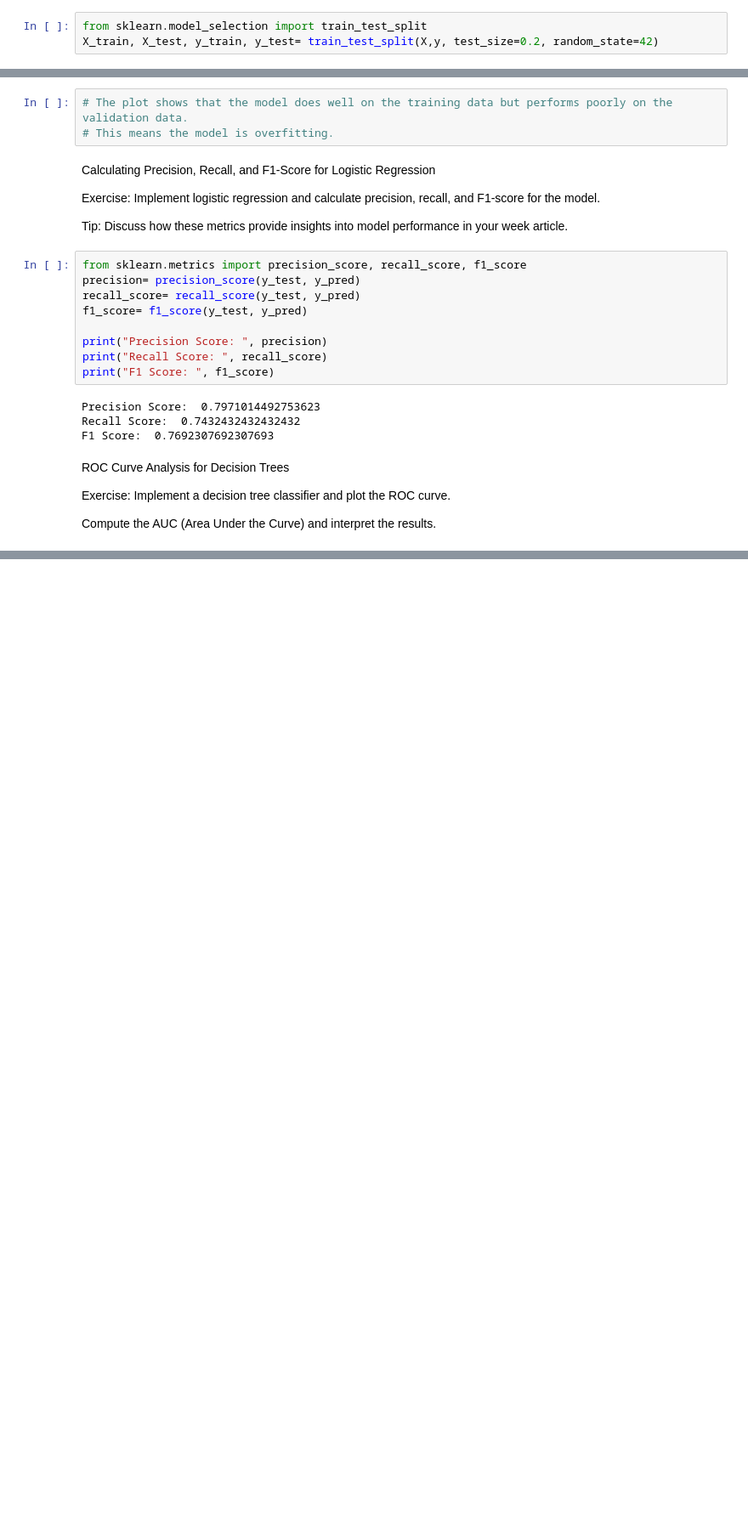
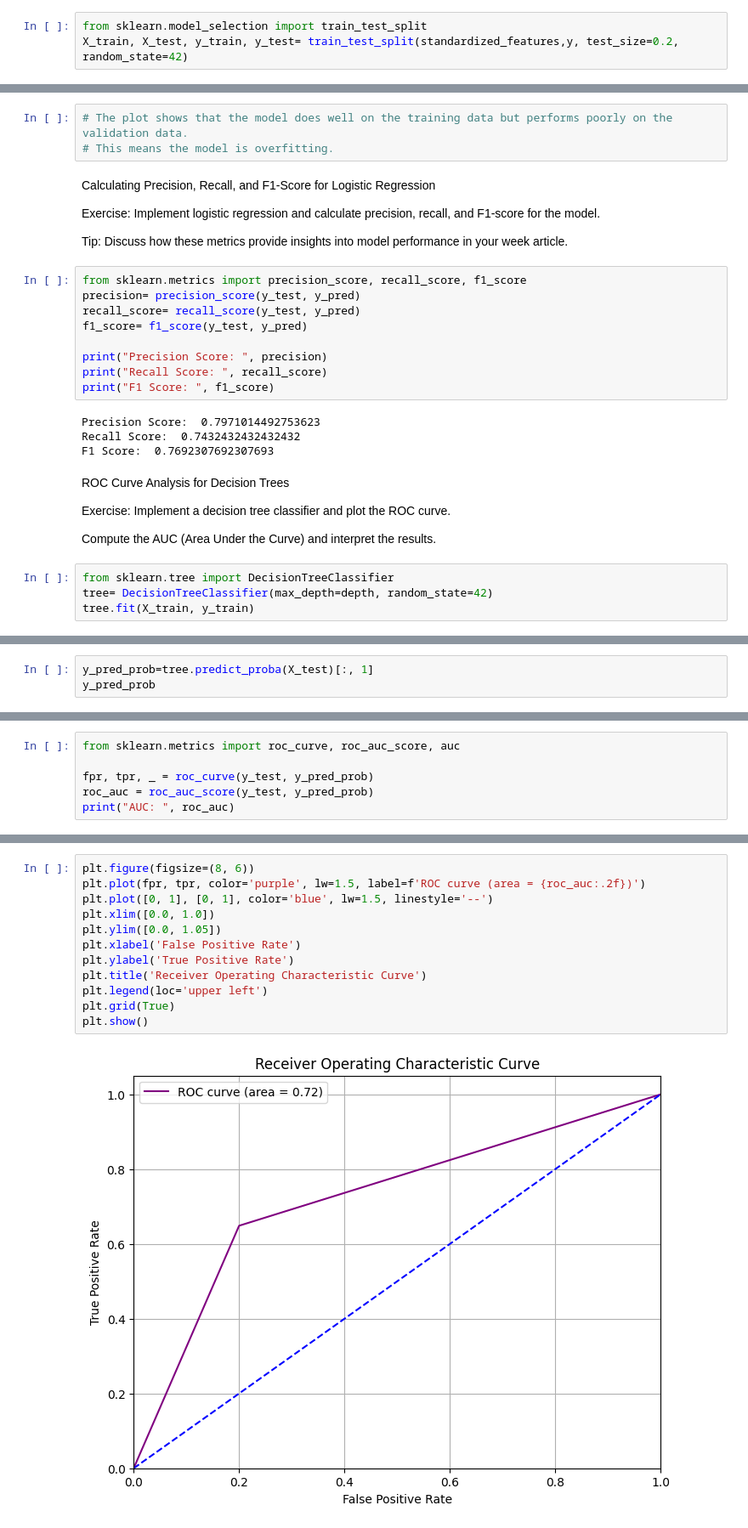
Before and after one commit to amber-khurshid/100DaysOfBytewise, a Jupyter notebook: fourteenth_task.ipynb, the cells around one changed output, grey strips where cells are left out. Shown at 85% size. Drawn from its saved outputs; the diff is of its cells as text; blank space fills up the shorter version.

```diff
--- a/fourteenth_task.ipynb
+++ b/fourteenth_task.ipynb
@@ -108,6 +112,6 @@ y= df['Survived']
 # %%
 from sklearn.model_selection import train_test_split
-X_train, X_test, y_train, y_test= train_test_split(X,y, test_size=0.2, random_state=42)
+X_train, X_test, y_train, y_test= train_test_split(standardized_features,y, test_size=0.2, random_state=42)
 # %%
 from sklearn.linear_model import LogisticRegression
 model=LogisticRegression(max_iter=2000)
@@ -205,3 +209,7 @@ ROC Curve Analysis for Decision Trees
 Exercise: Implement a decision tree classifier and plot the ROC curve.
 
 Compute the AUC (Area Under the Curve) and interpret the results.
+# %%
+from sklearn.tree import DecisionTreeClassifier
+tree= DecisionTreeClassifier(max_depth=depth, random_state=42)
+tree.fit(X_train, y_train)
@@ -207,0 +218,3 @@ Compute the AUC (Area Under the Curve) and interpret the results.
+# %%
+y_pred_prob=tree.predict_proba(X_test)[:, 1]
+y_pred_prob
@@ -207,0 +233,6 @@ Compute the AUC (Area Under the Curve) and interpret the results.
+# %%
+from sklearn.metrics import roc_curve, roc_auc_score, auc
+
+fpr, tpr, _ = roc_curve(y_test, y_pred_prob)
+roc_auc = roc_auc_score(y_test, y_pred_prob)
+print("AUC: ", roc_auc)
@@ -207,0 +241,14 @@ Compute the AUC (Area Under the Curve) and interpret the results.
+# %%
+plt.figure(figsize=(8, 6))
+plt.plot(fpr, tpr, color='purple', lw=1.5, label=f'ROC curve (area = {roc_auc:.2f})')
+plt.plot([0, 1], [0, 1], color='blue', lw=1.5, linestyle='--')
+plt.xlim([0.0, 1.0])
+plt.ylim([0.0, 1.05])
+plt.xlabel('False Positive Rate')
+plt.ylabel('True Positive Rate')
+plt.title('Receiver Operating Characteristic Curve')
+plt.legend(loc='upper left')
+plt.grid(True)
+plt.show()
+# %% [output]
+[figure, added]
```
Also changed, not shown: parts of 14 cells of this notebook.
